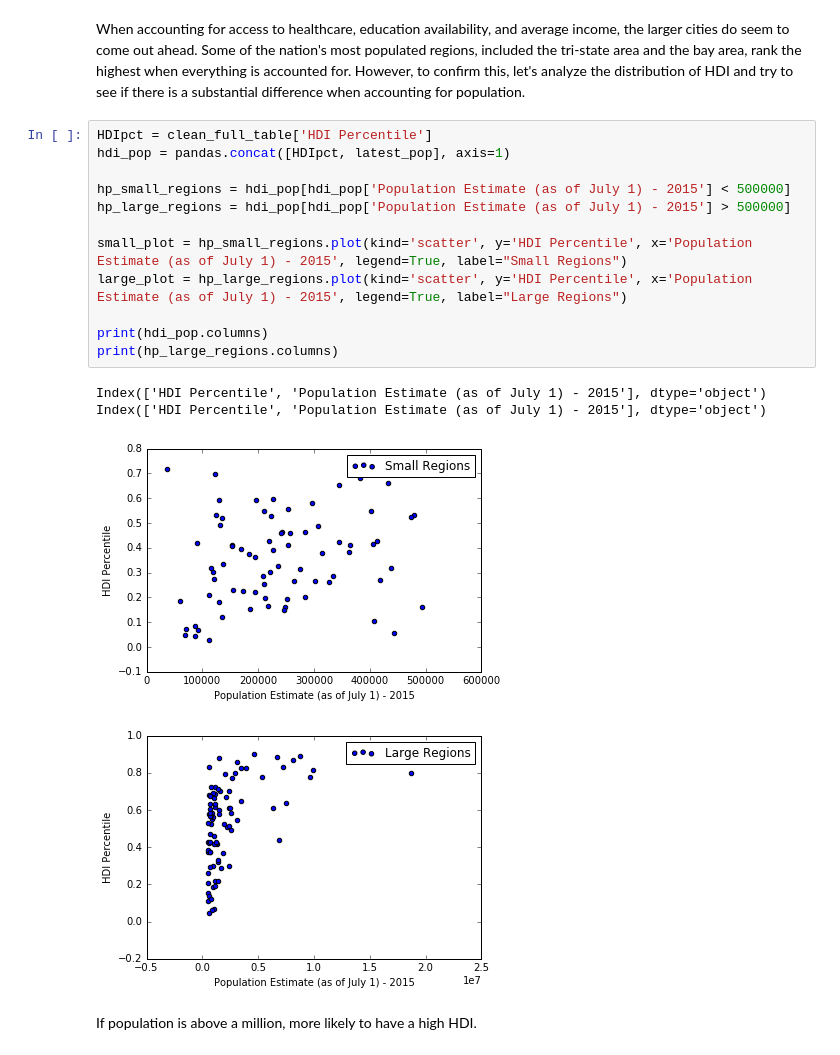
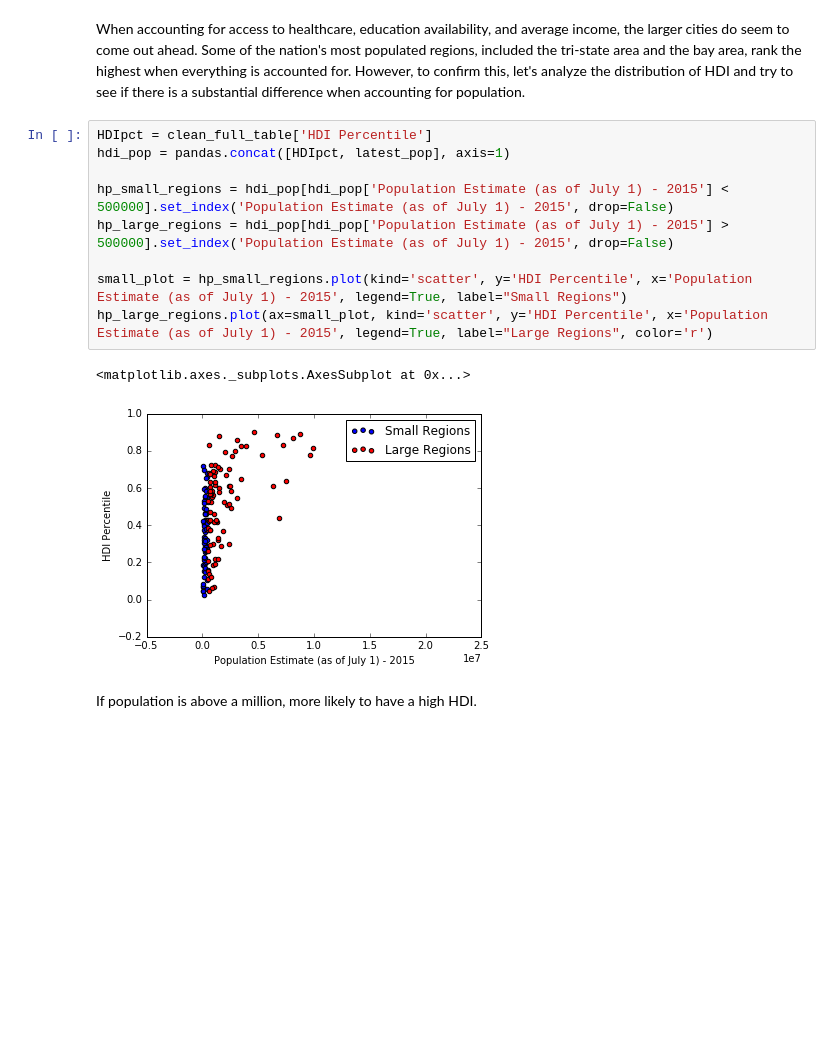
Before and after one commit to jacobjzhang/applied-stats-midterm, a Jupyter notebook: midterm-project.ipynb, the cells around one changed output. Drawn from its saved outputs; the diff is of its cells as text; blank space fills up the shorter version.

```diff
--- a/midterm-project.ipynb
+++ b/midterm-project.ipynb
@@ -349,20 +315,15 @@ When accounting for access to healthcare, education availability, and average in
 # %%
 HDIpct = clean_full_table['HDI Percentile']
 hdi_pop = pandas.concat([HDIpct, latest_pop], axis=1)
 
-hp_small_regions = hdi_pop[hdi_pop['Population Estimate (as of July 1) - 2015'] < 500000]
-hp_large_regions = hdi_pop[hdi_pop['Population Estimate (as of July 1) - 2015'] > 500000]
+hp_small_regions = hdi_pop[hdi_pop['Population Estimate (as of July 1) - 2015'] < 500000].set_index('Population Estimate (as of July 1) - 2015', drop=False)
+hp_large_regions = hdi_pop[hdi_pop['Population Estimate (as of July 1) - 2015'] > 500000].set_index('Population Estimate (as of July 1) - 2015', drop=False)
 
 small_plot = hp_small_regions.plot(kind='scatter', y='HDI Percentile', x='Population Estimate (as of July 1) - 2015', legend=True, label="Small Regions")
-large_plot = hp_large_regions.plot(kind='scatter', y='HDI Percentile', x='Population Estimate (as of July 1) - 2015', legend=True, label="Large Regions")
-
-print(hdi_pop.columns)
-print(hp_large_regions.columns)
+hp_large_regions.plot(ax=small_plot, kind='scatter', y='HDI Percentile', x='Population Estimate (as of July 1) - 2015', legend=True, label="Large Regions", color='r')
 # %% [output]
-Index(['HDI Percentile', 'Population Estimate (as of July 1) - 2015'], dtype='object')
-Index(['HDI Percentile', 'Population Estimate (as of July 1) - 2015'], dtype='object')
+<matplotlib.axes._subplots.AxesSubplot at 0x...>
-[figure, old version]
+[figure, new version]
-[figure, removed]
 # %% [markdown]
 If population is above a million, more likely to have a high HDI.
 # %% [markdown]
```
Also changed, not shown: parts of 8 cells of this notebook.
